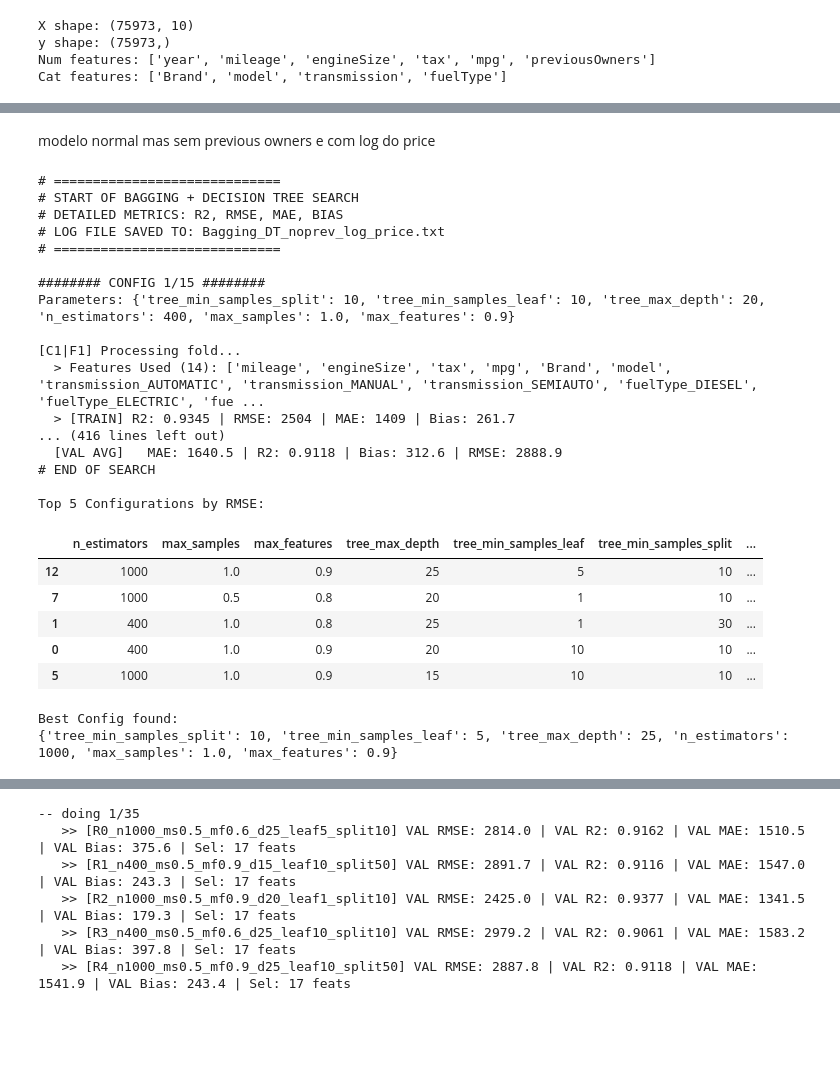
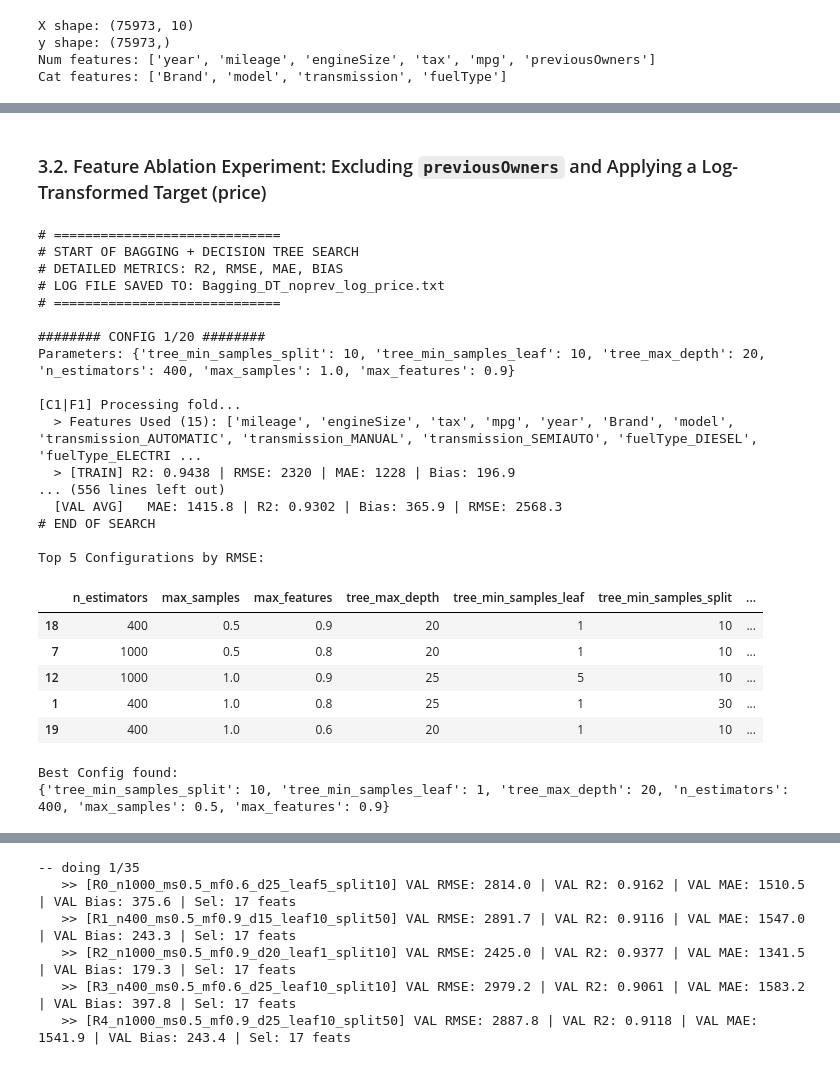
Before and after one commit to franciscasf/Machine-Learning-G51, a Jupyter notebook: notebooks/model_assessment_optimazation/05_7_BaggingRegressor.ipynb, the cells around one changed output, grey strips where cells are left out. Cells and saved outputs as stored; diff of their text form; code cells hidden in the pictures; blank space fills up the shorter version.

```diff
--- a/notebooks/model_assessment_optimazation/05_7_BaggingRegressor.ipynb
+++ b/notebooks/model_assessment_optimazation/05_7_BaggingRegressor.ipynb
@@ -192,7 +193,7 @@ param_distributions = {
 # Number of random configurations to evaluate.
 # This is intentionally small, as this run is intended
 # to provide baseline and comparative results.
-N_RANDOM_CONFIGS = 15
+N_RANDOM_CONFIGS = 20
 
 
 
@@ -475,8 +476,8 @@ Top 5 Configurations by RMSE:
 | 11 | 400 | 1.0 | 0.8 | 25 | 5 | 10 | ... |
 Best Config found:
 {'tree_min_samples_split': 10, 'tree_min_samples_leaf': 1, 'tree_max_depth': 15, 'n_estimators': 1000, 'max_samples': 1.0, 'max_features': 0.9}
-# %% [markdown]
-modelo normal mas sem previous owners e com log do price
+# %% [markdown]
+### 3.2. Feature Ablation Experiment: Excluding `previousOwners` and Applying a Log-Transformed Target (price) <a id="noprevown"></a>
 # %%
 
 # K-FOLD CROSS-VALIDATION
@@ -485,7 +486,7 @@ modelo normal mas sem previous owners e com log do price
 # representative of the full dataset distribution.
 kf = KFold(n_splits=N_SPLITS, shuffle=True, random_state=RANDOM_STATE)
 #confirmar isto aqui
-numeric_features = ["mileage", "engineSize", "tax", "mpg"]
+numeric_features = ["mileage", "engineSize", "tax", "mpg", "year"]
 DROP_FROM_MODEL = ["previousOwners"]
 
 # HYPERPARAMETER SPACE FOR RANDOM SEARCH
@@ -528,7 +529,7 @@ param_distributions = {
 # Number of random configurations to evaluate.
 # This is intentionally small, as this run is intended
 # to provide baseline and comparative results.
-N_RANDOM_CONFIGS = 15
+N_RANDOM_CONFIGS = 20
 
 
 
@@ -774,42 +775,42 @@ with open(log_path, "w", encoding="utf-8") as log_file:
 
     log("# END OF SEARCH")
 
 
 
 # FINAL RESULTS
 
 results_df = pd.DataFrame(search_results)
 results_df_sorted = results_df.sort_values(by="val_rmse", ascending=True)
 
 print("\nTop 5 Configurations by RMSE:")
 cols = ["n_estimators", "max_samples", "max_features", "tree_max_depth", "tree_min_samples_leaf", "tree_min_samples_split", "val_rmse", "val_mae", "val_r2", "train_r2", "val_bias"]
 display(results_df_sorted[cols].head(5))
 
 print("\nBest Config found:")
 print(best_config)
 # %% [output]
 # =============================
 # START OF BAGGING + DECISION TREE SEARCH
 # DETAILED METRICS: R2, RMSE, MAE, BIAS
 # LOG FILE SAVED TO: Bagging_DT_noprev_log_price.txt
 # =============================
 
-######## CONFIG 1/15 ########
+######## CONFIG 1/20 ########
 Parameters: {'tree_min_samples_split': 10, 'tree_min_samples_leaf': 10, 'tree_max_depth': 20, 'n_estimators': 400, 'max_samples': 1.0, 'max_features': 0.9}
 
 [C1|F1] Processing fold...
-  > Features Used (14): ['mileage', 'engineSize', 'tax', 'mpg', 'Brand', 'model', 'transmission_AUTOMATIC', 'transmission_MANUAL', 'transmission_SEMIAUTO', 'fuelType_DIESEL', 'fuelType_ELECTRIC', 'fue ...
-  > [TRAIN] R2: 0.9345 | RMSE: 2504 | MAE: 1409 | Bias: 261.7
-... (416 lines left out)
-  [VAL AVG]   MAE: 1640.5 | R2: 0.9118 | Bias: 312.6 | RMSE: 2888.9
+  > Features Used (15): ['mileage', 'engineSize', 'tax', 'mpg', 'year', 'Brand', 'model', 'transmission_AUTOMATIC', 'transmission_MANUAL', 'transmission_SEMIAUTO', 'fuelType_DIESEL', 'fuelType_ELECTRI ...
+  > [TRAIN] R2: 0.9438 | RMSE: 2320 | MAE: 1228 | Bias: 196.9
+... (556 lines left out)
+  [VAL AVG]   MAE: 1415.8 | R2: 0.9302 | Bias: 365.9 | RMSE: 2568.3
 # END OF SEARCH
 
 Top 5 Configurations by RMSE:
 |  | n_estimators | max_samples | max_features | tree_max_depth | tree_min_samples_leaf | tree_min_samples_split | ... |
+| 18 | 400 | 0.5 | 0.9 | 20 | 1 | 10 | ... |
+| 7 | 1000 | 0.5 | 0.8 | 20 | 1 | 10 | ... |
 | 12 | 1000 | 1.0 | 0.9 | 25 | 5 | 10 | ... |
-| 7 | 1000 | 0.5 | 0.8 | 20 | 1 | 10 | ... |
 | 1 | 400 | 1.0 | 0.8 | 25 | 1 | 30 | ... |
-| 0 | 400 | 1.0 | 0.9 | 20 | 10 | 10 | ... |
-| 5 | 1000 | 1.0 | 0.9 | 15 | 10 | 10 | ... |
+| 19 | 400 | 1.0 | 0.6 | 20 | 1 | 10 | ... |
 Best Config found:
-{'tree_min_samples_split': 10, 'tree_min_samples_leaf': 5, 'tree_max_depth': 25, 'n_estimators': 1000, 'max_samples': 1.0, 'max_features': 0.9}
+{'tree_min_samples_split': 10, 'tree_min_samples_leaf': 1, 'tree_max_depth': 20, 'n_estimators': 400, 'max_samples': 0.5, 'max_features': 0.9}
```
Also changed, not shown: parts of 33 cells of this notebook, 20 other files.
